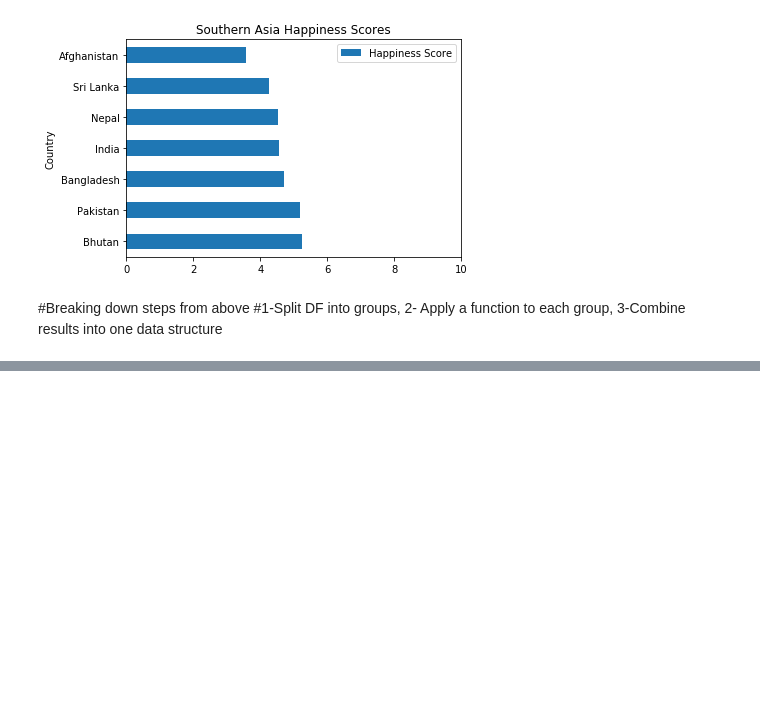
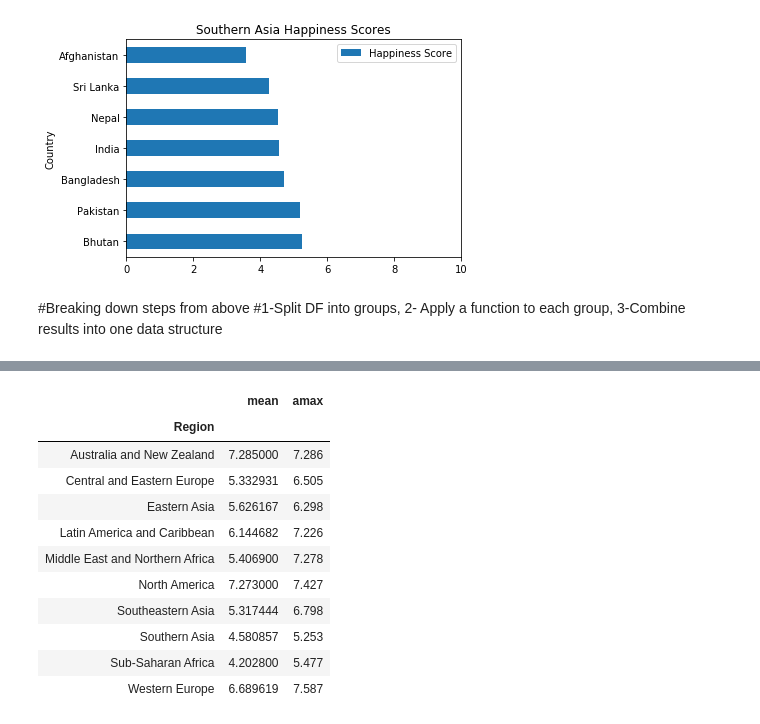
Before and after one commit to Ajat98/DataQuest.io, a Jupyter notebook: Data Aggregation/aggregation.ipynb, the cells around one changed output, grey strips where cells are left out. Cells and saved outputs as stored; diff of their text form; code cells hidden in the pictures; blank space fills up the shorter version.

```diff
--- a/Data Aggregation/aggregation.ipynb
+++ b/Data Aggregation/aggregation.ipynb
@@ -82,0 +101,25 @@ means = grouped.mean()
+# %%
+#Using the agg() method, GroupBy.agg([Func1Name, Func2Name, Func3Name])
+import numpy as np
+grouped = happiness2015.groupby('Region')
+happy_grouped = grouped['Happiness Score']
+
+def dif(group):
+    return (group.max() - group.mean())
+
+happy_mean_max = happy_grouped.agg([np.mean, np.max])
+mean_max_dif = happy_grouped.agg(dif)
+happy_grouped.agg([np.mean, np.max]) #To show output
+# %% [output]
+|  | mean | amax |
+| Region |  |  |
+| Australia and New Zealand | 7.285000 | 7.286 |
+| Central and Eastern Europe | 5.332931 | 6.505 |
+| Eastern Asia | 5.626167 | 6.298 |
+| Latin America and Caribbean | 6.144682 | 7.226 |
+| Middle East and Northern Africa | 5.406900 | 7.278 |
+| North America | 7.273000 | 7.427 |
+| Southeastern Asia | 5.317444 | 6.798 |
+| Southern Asia | 4.580857 | 5.253 |
+| Sub-Saharan Africa | 4.202800 | 5.477 |
+| Western Europe | 6.689619 | 7.587 |
```
Also changed, not shown: parts of 9 cells of this notebook, 1 other file.
